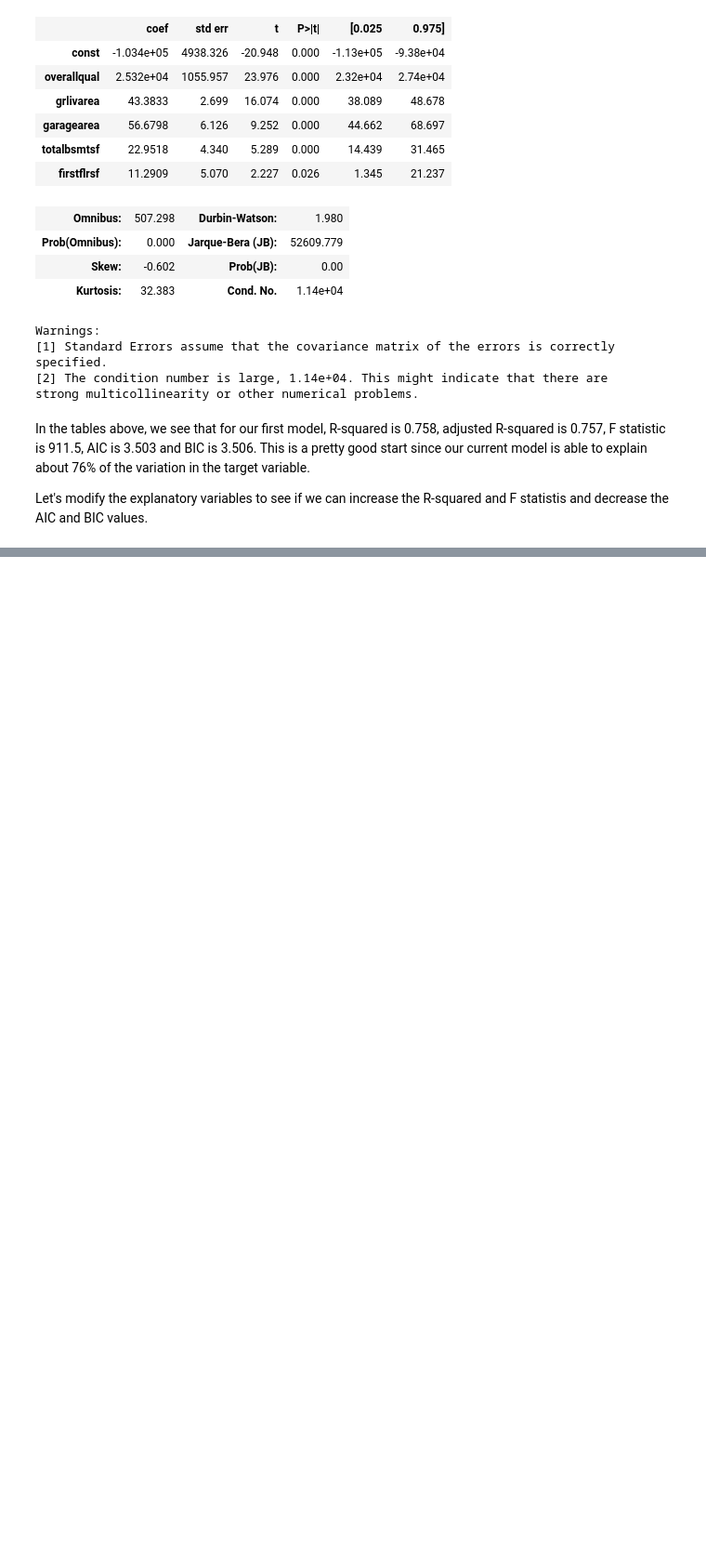
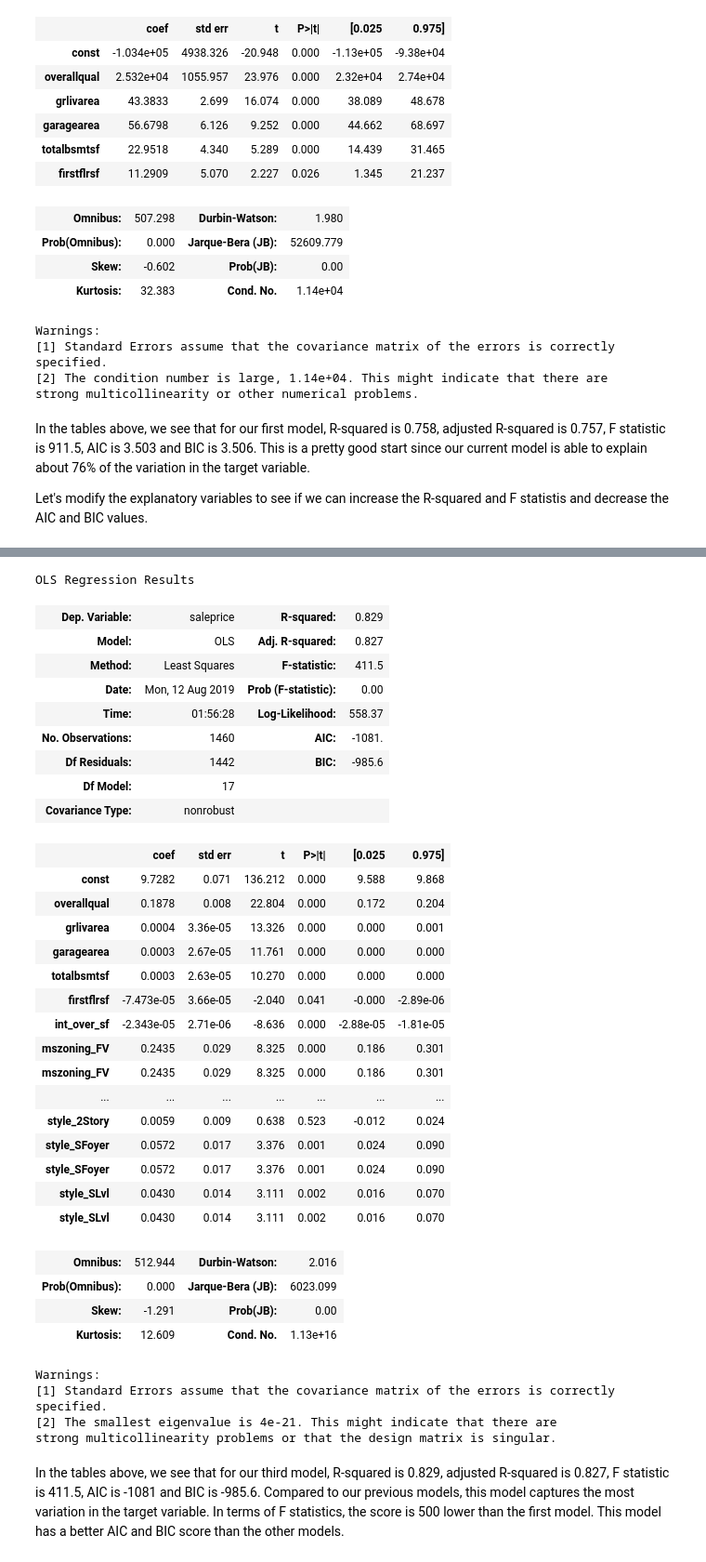
Before and after one commit to tsaw8/Thinkful_Project, a Jupyter notebook: Module 19: Supervised learning: solving regression problems/5. Evaluating performance.ipynb, the cells around one changed output, grey strips where cells are left out. Shown at 93% size. Drawn from its saved outputs; the diff is of its cells as text; code cells hidden in the pictures; blank space fills up the shorter version.

```diff
--- a/Module 19: Supervised learning: solving regression problems/5. Evaluating performance.ipynb
+++ b/Module 19: Supervised learning: solving regression problems/5. Evaluating performance.ipynb
@@ -268,0 +337,52 @@ Let's modify the explanatory variables to see if we can increase the R-squared a
+# %%
+houseprices_df['totalsf'] = houseprices_df['totalbsmtsf'] + houseprices_df['firstflrsf'] + houseprices_df['secondflrsf']
+
+houseprices_df['int_over_sf'] = houseprices_df['totalsf'] * houseprices_df['overallqual']
+
+# Y is the target variable
+Y = np.log1p(houseprices_df['saleprice'])
+# X is the feature set
+X = houseprices_df[['overallqual','grlivarea','garagearea','totalbsmtsf','firstflrsf', 'int_over_sf'] + dummy_column_names]
+
+X = sm.add_constant(X)
+
+results = sm.OLS(Y, X).fit()
+
+results.summary()
+# %% [output]
+OLS Regression Results
+| Dep. Variable: | saleprice | R-squared: | 0.829 |
+| Model: | OLS | Adj. R-squared: | 0.827 |
+| Method: | Least Squares | F-statistic: | 411.5 |
+| Date: | Mon, 12 Aug 2019 | Prob (F-statistic): | 0.00 |
+| Time: | 01:56:28 | Log-Likelihood: | 558.37 |
+| No. Observations: | 1460 | AIC: | -1081. |
+| Df Residuals: | 1442 | BIC: | -985.6 |
+| Df Model: | 17 |  |  |
+| Covariance Type: | nonrobust |  |  |
+|  | coef | std err | t | P>|t| | [0.025 | 0.975] |
+| const | 9.7282 | 0.071 | 136.212 | 0.000 | 9.588 | 9.868 |
+| overallqual | 0.1878 | 0.008 | 22.804 | 0.000 | 0.172 | 0.204 |
+| grlivarea | 0.0004 | 3.36e-05 | 13.326 | 0.000 | 0.000 | 0.001 |
+| garagearea | 0.0003 | 2.67e-05 | 11.761 | 0.000 | 0.000 | 0.000 |
+| totalbsmtsf | 0.0003 | 2.63e-05 | 10.270 | 0.000 | 0.000 | 0.000 |
+| firstflrsf | -7.473e-05 | 3.66e-05 | -2.040 | 0.041 | -0.000 | -2.89e-06 |
+| int_over_sf | -2.343e-05 | 2.71e-06 | -8.636 | 0.000 | -2.88e-05 | -1.81e-05 |
+| mszoning_FV | 0.2435 | 0.029 | 8.325 | 0.000 | 0.186 | 0.301 |
+| mszoning_FV | 0.2435 | 0.029 | 8.325 | 0.000 | 0.186 | 0.301 |
+| ... | ... | ... | ... | ... | ... | ... |
+| style_2Story | 0.0059 | 0.009 | 0.638 | 0.523 | -0.012 | 0.024 |
+| style_SFoyer | 0.0572 | 0.017 | 3.376 | 0.001 | 0.024 | 0.090 |
+| style_SFoyer | 0.0572 | 0.017 | 3.376 | 0.001 | 0.024 | 0.090 |
+| style_SLvl | 0.0430 | 0.014 | 3.111 | 0.002 | 0.016 | 0.070 |
+| style_SLvl | 0.0430 | 0.014 | 3.111 | 0.002 | 0.016 | 0.070 |
+| Omnibus: | 512.944 | Durbin-Watson: | 2.016 |
+| Prob(Omnibus): | 0.000 | Jarque-Bera (JB): | 6023.099 |
+| Skew: | -1.291 | Prob(JB): | 0.00 |
+| Kurtosis: | 12.609 | Cond. No. | 1.13e+16 |
+Warnings:
+[1] Standard Errors assume that the covariance matrix of the errors is correctly specified.
+[2] The smallest eigenvalue is 4e-21. This might indicate that there are
+strong multicollinearity problems or that the design matrix is singular.
+# %% [markdown]
+In the tables above, we see that for our third model, R-squared is 0.829, adjusted R-squared is 0.827, F statistic is 411.5, AIC is -1081 and BIC is -985.6. Compared to our previous models, this model captures the most variation in the target variable. In terms of F statistics, the score is 500 lower than the first model. This model has a better AIC and BIC score than the other models.
```
Also changed, not shown: parts of 11 cells of this notebook.
